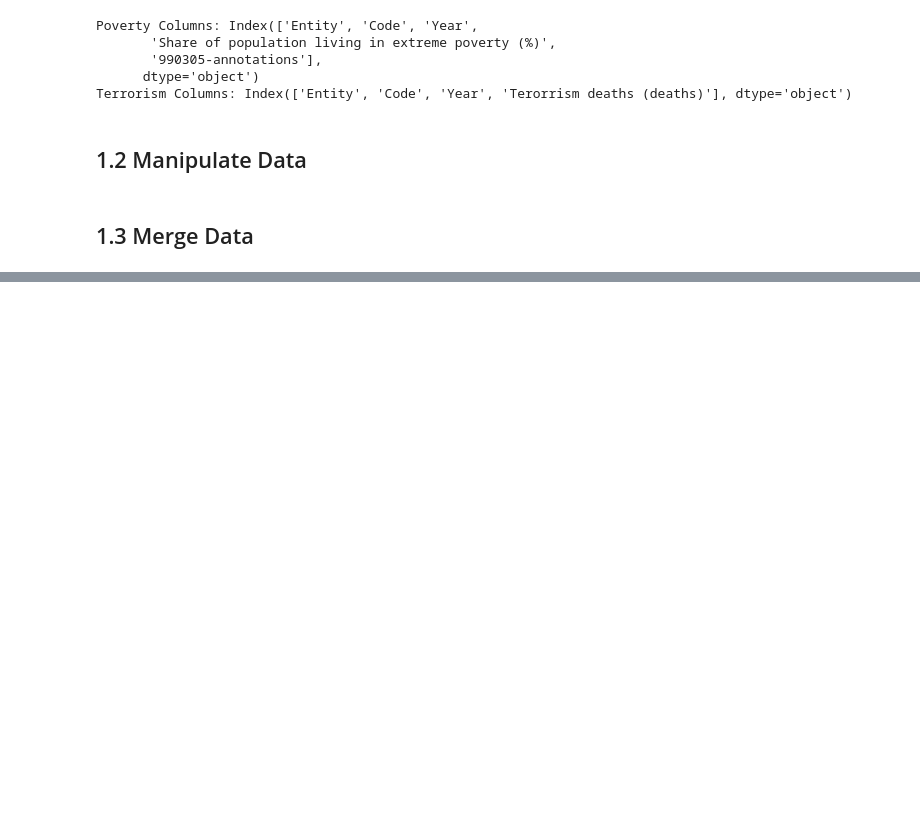
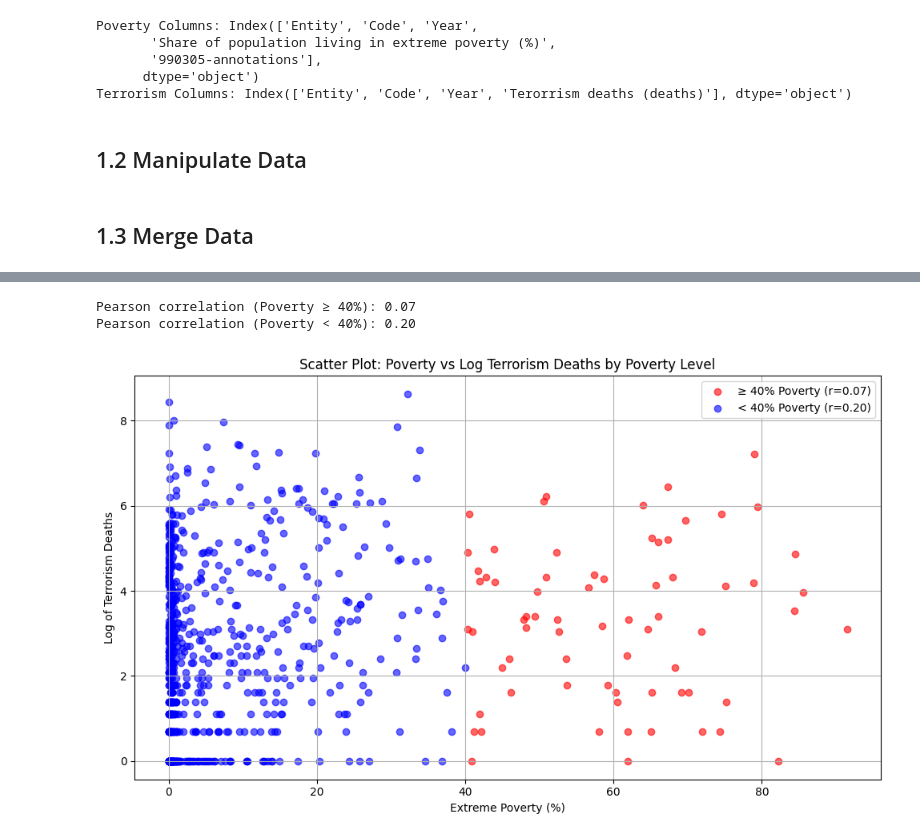
Before and after one commit to Data-Science-Public-Policy/graspp_2025_spring, a Jupyter notebook: notebooks/assignment_individual/HW1/HW1_UetsukiYuji.ipynb, the cells around one changed output, grey strips where cells are left out. Saved outputs shown, nothing was run; the diff lists cells and outputs as text; code cells hidden in the pictures; blank space fills up the shorter version.

```diff
--- a/notebooks/assignment_individual/HW1/HW1_UetsukiYuji.ipynb
+++ b/notebooks/assignment_individual/HW1/HW1_UetsukiYuji.ipynb
@@ -193,0 +159,43 @@ merged_df.to_csv("/Users/yujiuetsuki/Desktop/OWID_Poverty_Terrorism_Merged.csv",
+# %%
+import numpy as np
+import matplotlib.pyplot as plt
+
+# テロ死亡数と貧困率の欠損除去＋テロ死亡数が1以上（log可能なもの）に限定
+scatter_df = merged_df[
+    (merged_df['extreme_poverty_percent'].notna()) &
+    (merged_df['Terorrism deaths (deaths)'].notna()) &
+    (merged_df['Terorrism deaths (deaths)'] > 0)
+].copy()
+
+# log変換（+1不要、すでに0を除外している）
+scatter_df['log_terrorism_deaths'] = np.log(scatter_df['Terorrism deaths (deaths)'])
+
+# 40%以上・未満の2グループに分割
+high_poverty = scatter_df[scatter_df['extreme_poverty_percent'] >= 40]
+low_poverty = scatter_df[scatter_df['extreme_poverty_percent'] < 40]
+
+# 相関係数の計算（任意）
+corr_high = high_poverty[['extreme_poverty_percent', 'log_terrorism_deaths']].corr().iloc[0,1]
+corr_low = low_poverty[['extreme_poverty_percent', 'log_terrorism_deaths']].corr().iloc[0,1]
+
+print(f"Pearson correlation (Poverty ≥ 40%): {corr_high:.2f}")
+print(f"Pearson correlation (Poverty < 40%): {corr_low:.2f}")
+
+# 散布図の描画
+plt.figure(figsize=(10, 6))
+plt.scatter(high_poverty['extreme_poverty_percent'], high_poverty['log_terrorism_deaths'],
+            color='red', alpha=0.6, label=f'≥ 40% Poverty (r={corr_high:.2f})')
+plt.scatter(low_poverty['extreme_poverty_percent'], low_poverty['log_terrorism_deaths'],
+            color='blue', alpha=0.6, label=f'< 40% Poverty (r={corr_low:.2f})')
+
+plt.xlabel('Extreme Poverty (%)')
+plt.ylabel('Log of Terrorism Deaths')
+plt.title('Scatter Plot: Poverty vs Log Terrorism Deaths by Poverty Level')
+plt.legend()
+plt.grid(True)
+plt.tight_layout()
+plt.show()
+# %% [output]
+Pearson correlation (Poverty ≥ 40%): 0.07
+Pearson correlation (Poverty < 40%): 0.20
+[figure, added]
```
Also changed, not shown: parts of 7 cells of this notebook.
